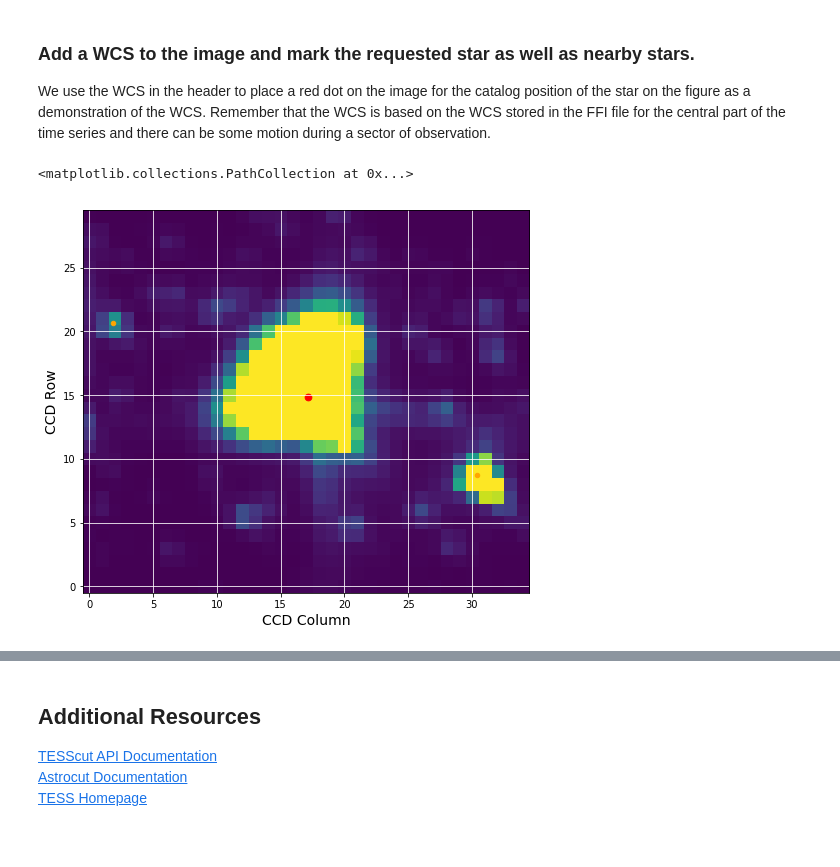
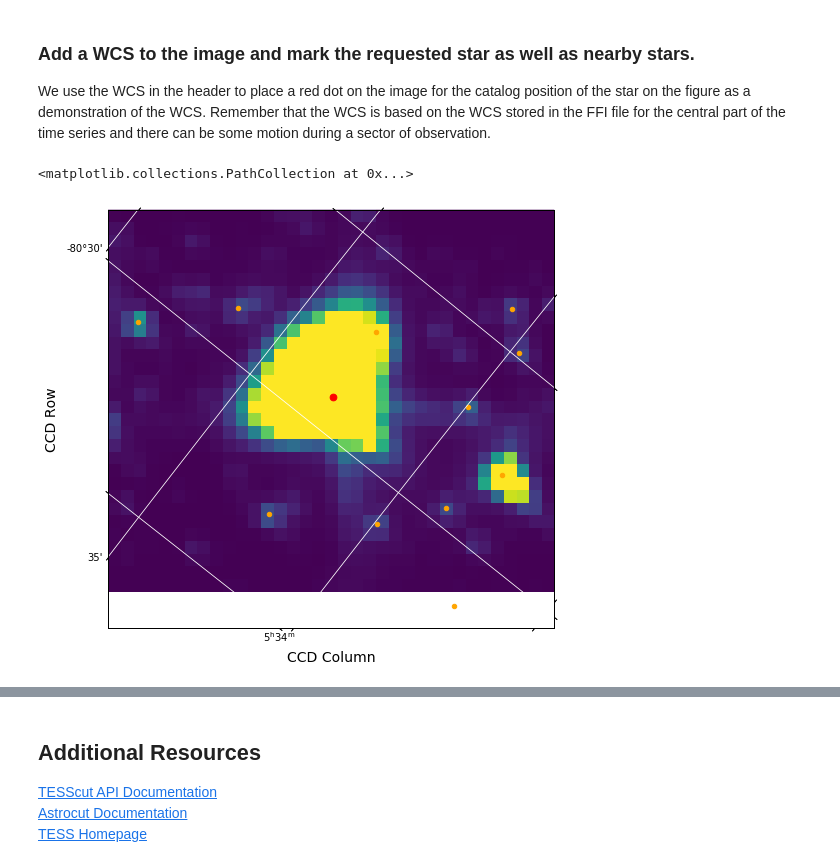
Before and after one commit to mustaric/MASTTools, a Jupyter notebook: tesscut/begin_tesscut_request.ipynb, the cells around one changed output, grey strips where cells are left out. Saved outputs shown, nothing was run; the diff lists cells and outputs as text; code cells hidden in the pictures.

```diff
--- a/tesscut/begin_tesscut_request.ipynb
+++ b/tesscut/begin_tesscut_request.ipynb
@@ -181,19 +172,19 @@ We use the WCS in the header to place a red dot on the image for the catalog pos
 # %%
 wcs=WCS(hdu1[2].header)
 
 fig = plt.figure(figsize=(8,8))
-#fig.add_subplot(111, projection=wcs)
+fig.add_subplot(111, projection=wcs)
 plt.imshow(first_image, origin='lower', cmap=plt.cm.viridis, vmax=np.percentile(first_image,92),vmin=np.percentile(first_image,5))
 plt.xlabel('CCD Column',fontsize=14)
 plt.ylabel('CCD Row',fontsize=14)
 plt.grid(axis='both',color='white', ls='solid')
 
 starloc=wcs.all_world2pix([[Ra,Dec]],0)  #Second is origin
 plt.scatter(starloc[0,0],starloc[0,1],s=45,color='red')
 
 #Plot nearby stars as well, which we created using our Catalog call above.
 nearbyloc=wcs.all_world2pix(nearby_stars[1:],0)
 plt.scatter(nearbyloc[1:,0],nearbyloc[1:,1],s=20,color='orange')
 # %% [output]
 <matplotlib.collections.PathCollection at 0x...>
-[figure, old version]
+[figure, new version]
```
Also changed, not shown: parts of 3 cells of this notebook, 1 other file.
